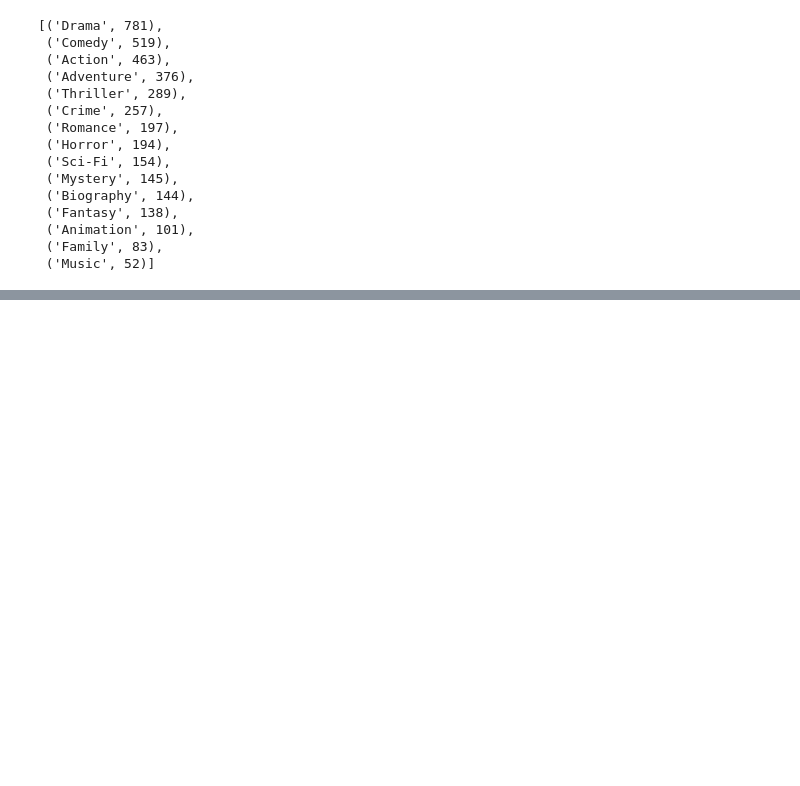
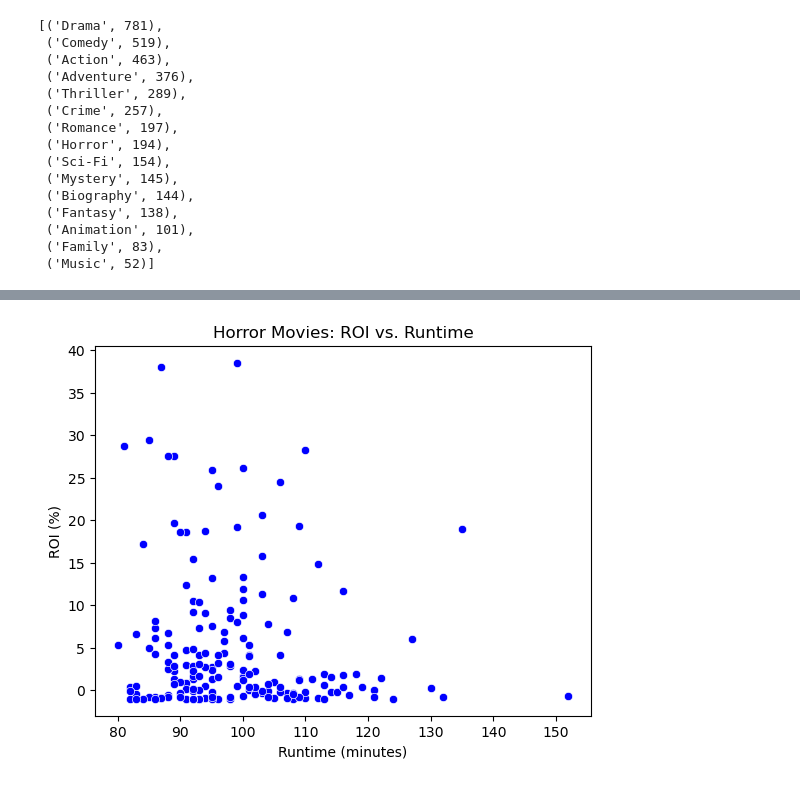
Before and after one commit to basstraining/film_data_analysis, a Jupyter notebook: Notebooks/eda_2.ipynb, the cells around one changed output, grey strips where cells are left out. Saved outputs shown, nothing was run; the diff lists cells and outputs as text; code cells hidden in the pictures; blank space fills up the shorter version.

```diff
--- a/Notebooks/eda_2.ipynb
+++ b/Notebooks/eda_2.ipynb
@@ -167,0 +265,15 @@ from scipy import stats
+# %%
+lower = horror_df['ROI%'].quantile(0.01)
+upper = horror_df['ROI%'].quantile(0.95)
+
+# Filter out the outliers
+filtered_horror_df = horror_df[~((horror_df['ROI%'] < lower) | (horror_df['ROI%'] > upper))]
+
+plt.figsize=(8, 6)
+sns.scatterplot(x='runtime_minutes', y='ROI%', data=filtered_horror_df, color='blue')
+plt.title('Horror Movies: ROI vs. Runtime')
+plt.xlabel('Runtime (minutes)')
+plt.ylabel('ROI (%)')
+plt.show()
+# %% [output]
+[figure, added]
```
Also changed, not shown: parts of 13 cells of this notebook, 2 other files.
